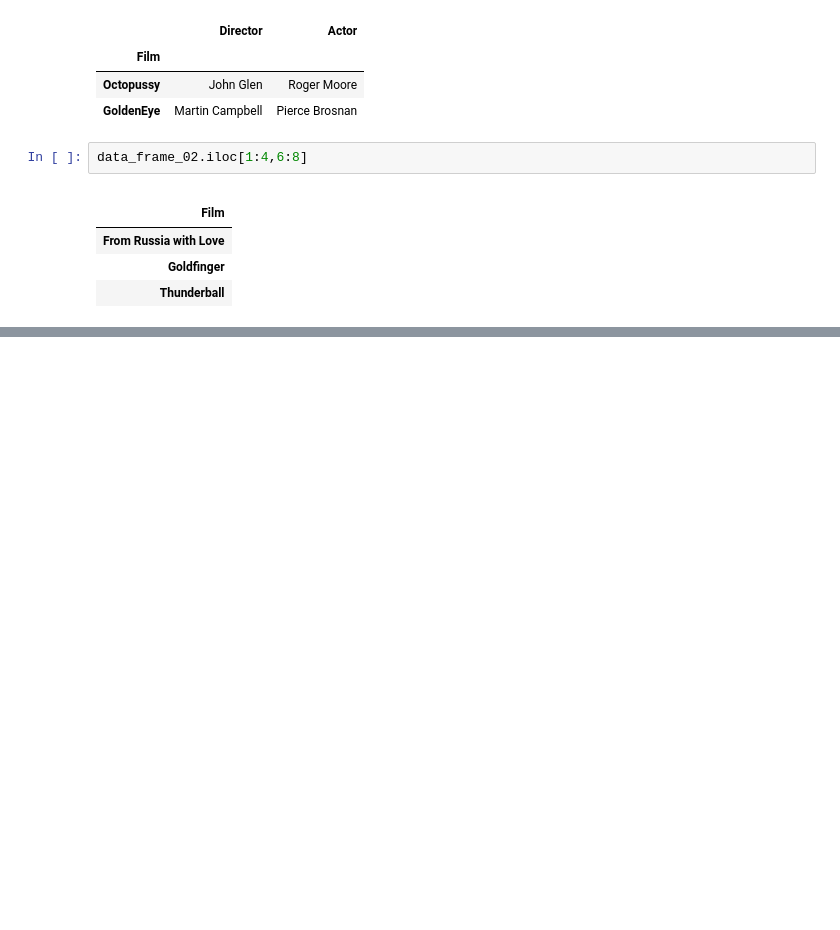
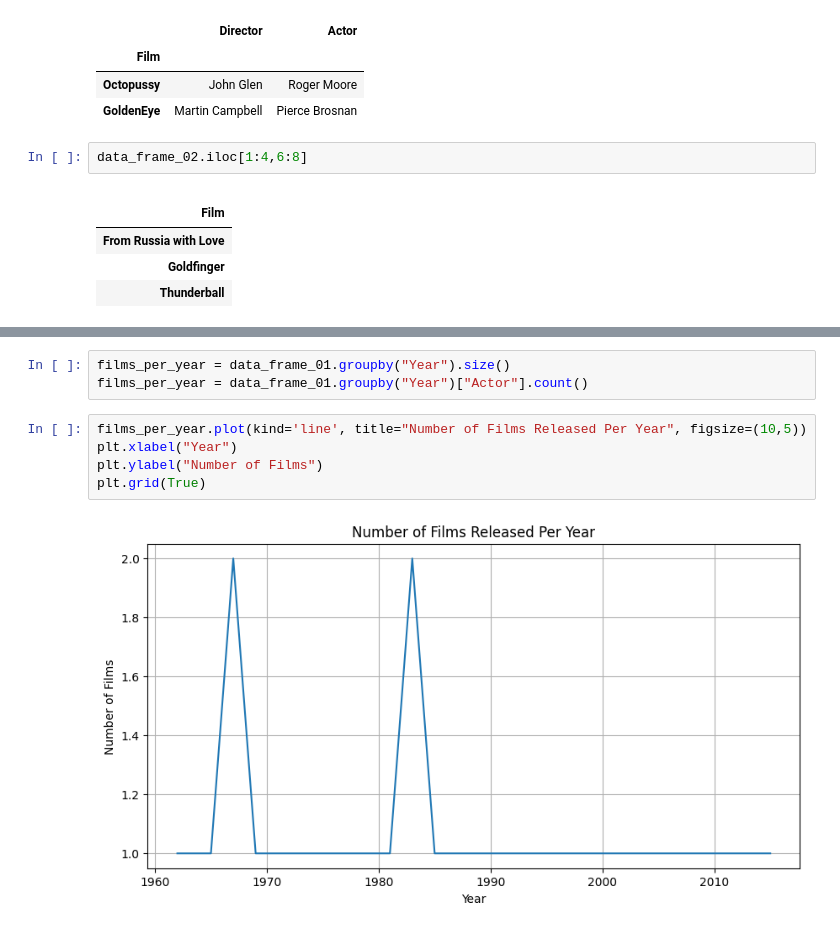
Before and after one commit to Aditya-96108/Data_Science, a Jupyter notebook: tuti_python_data_extraction.ipynb, the cells around one changed output, grey strips where cells are left out. Cells and saved outputs as stored; diff of their text form; blank space fills up the shorter version.

```diff
--- a/tuti_python_data_extraction.ipynb
+++ b/tuti_python_data_extraction.ipynb
@@ -188,0 +284,10 @@ data_frame_02.iloc[1:4,6:8]
+# %%
+films_per_year = data_frame_01.groupby("Year").size()
+films_per_year = data_frame_01.groupby("Year")["Actor"].count()
+# %%
+films_per_year.plot(kind='line', title="Number of Films Released Per Year", figsize=(10,5))
+plt.xlabel("Year")
+plt.ylabel("Number of Films")
+plt.grid(True)
+# %% [output]
+[figure, added]
```
Also changed, not shown: parts of 12 cells of this notebook.
